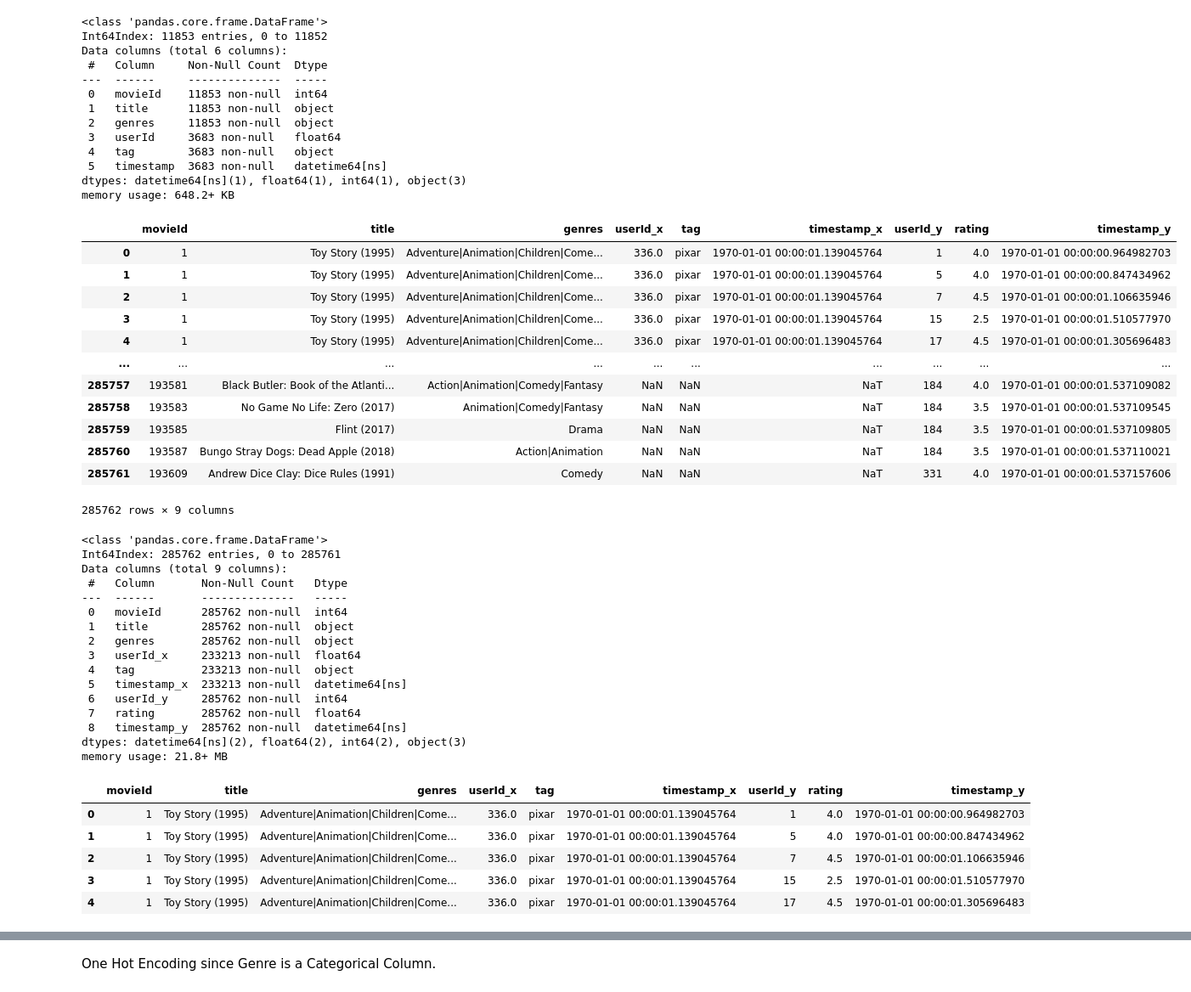
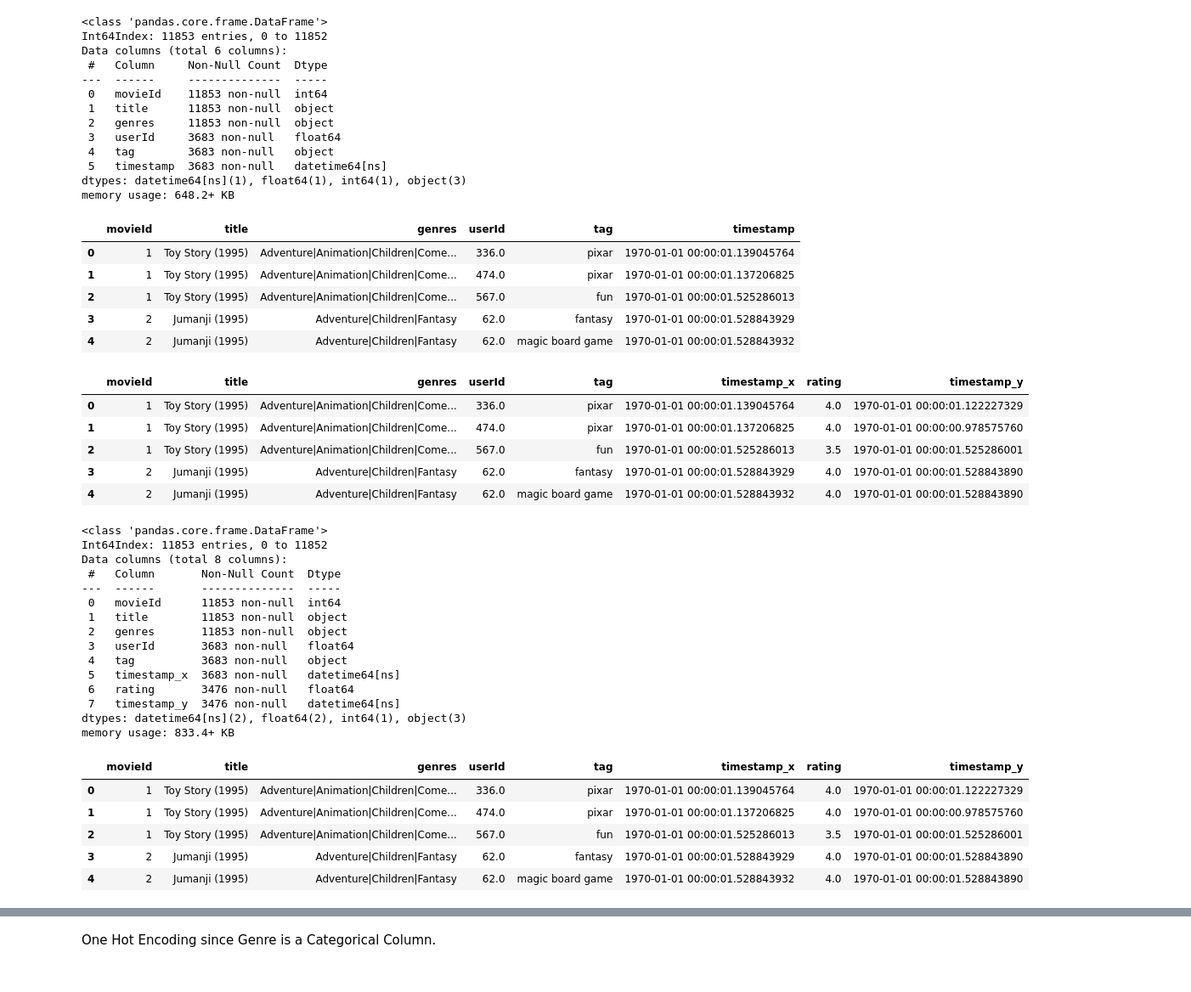
Before and after one commit to DaraNadine/Project_4_RecSystems, a Jupyter notebook: Main Notebook.ipynb, the cells around one changed output, grey strips where cells are left out. Shown at 85% size. Cells and saved outputs as stored; diff of their text form; code cells hidden in the pictures.

```diff
--- a/Main Notebook.ipynb
+++ b/Main Notebook.ipynb
@@ -134,53 +134,54 @@ Data columns (total 6 columns):
  5   timestamp  3683 non-null   datetime64[ns]
 dtypes: datetime64[ns](1), float64(1), int64(1), object(3)
 memory usage: 648.2+ KB
+# %%
+movie_combo.head()
+# %% [output]
+|  | movieId | title | genres | userId | tag | timestamp |
+| 0 | 1 | Toy Story (1995) | Adventure|Animation|Children|Come... | 336.0 | pixar | 1970-01-01 00:00:01.139045764 |
+| 1 | 1 | Toy Story (1995) | Adventure|Animation|Children|Come... | 474.0 | pixar | 1970-01-01 00:00:01.137206825 |
+| 2 | 1 | Toy Story (1995) | Adventure|Animation|Children|Come... | 567.0 | fun | 1970-01-01 00:00:01.525286013 |
+| 3 | 2 | Jumanji (1995) | Adventure|Children|Fantasy | 62.0 | fantasy | 1970-01-01 00:00:01.528843929 |
+| 4 | 2 | Jumanji (1995) | Adventure|Children|Fantasy | 62.0 | magic board game | 1970-01-01 00:00:01.528843932 |
 # %%
-#adding ratings column to dataset
-new_df = movie_combo.merge(df_ratings, how='inner', on = 'movieId')
+# Merge movies_ratings with tags.csv
+new_df = movie_combo.merge(df_ratings, how='left', on = ['movieId', 'userId'] )
 new_df.drop_duplicates(inplace=True)
-new_df
+new_df.head()
 # %% [output]
-|  | movieId | title | genres | userId_x | tag | timestamp_x | userId_y | rating | timestamp_y |
-| 0 | 1 | Toy Story (1995) | Adventure|Animation|Children|Come... | 336.0 | pixar | 1970-01-01 00:00:01.139045764 | 1 | 4.0 | 1970-01-01 00:00:00.964982703 |
-| 1 | 1 | Toy Story (1995) | Adventure|Animation|Children|Come... | 336.0 | pixar | 1970-01-01 00:00:01.139045764 | 5 | 4.0 | 1970-01-01 00:00:00.847434962 |
-| 2 | 1 | Toy Story (1995) | Adventure|Animation|Children|Come... | 336.0 | pixar | 1970-01-01 00:00:01.139045764 | 7 | 4.5 | 1970-01-01 00:00:01.106635946 |
-| 3 | 1 | Toy Story (1995) | Adventure|Animation|Children|Come... | 336.0 | pixar | 1970-01-01 00:00:01.139045764 | 15 | 2.5 | 1970-01-01 00:00:01.510577970 |
-| 4 | 1 | Toy Story (1995) | Adventure|Animation|Children|Come... | 336.0 | pixar | 1970-01-01 00:00:01.139045764 | 17 | 4.5 | 1970-01-01 00:00:01.305696483 |
-| ... | ... | ... | ... | ... | ... | ... | ... | ... | ... |
-| 285757 | 193581 | Black Butler: Book of the Atlanti... | Action|Animation|Comedy|Fantasy | NaN | NaN | NaT | 184 | 4.0 | 1970-01-01 00:00:01.537109082 |
-| 285758 | 193583 | No Game No Life: Zero (2017) | Animation|Comedy|Fantasy | NaN | NaN | NaT | 184 | 3.5 | 1970-01-01 00:00:01.537109545 |
-| 285759 | 193585 | Flint (2017) | Drama | NaN | NaN | NaT | 184 | 3.5 | 1970-01-01 00:00:01.537109805 |
-| 285760 | 193587 | Bungo Stray Dogs: Dead Apple (2018) | Action|Animation | NaN | NaN | NaT | 184 | 3.5 | 1970-01-01 00:00:01.537110021 |
-| 285761 | 193609 | Andrew Dice Clay: Dice Rules (1991) | Comedy | NaN | NaN | NaT | 331 | 4.0 | 1970-01-01 00:00:01.537157606 |
+|  | movieId | title | genres | userId | tag | timestamp_x | rating | timestamp_y |
+| 0 | 1 | Toy Story (1995) | Adventure|Animation|Children|Come... | 336.0 | pixar | 1970-01-01 00:00:01.139045764 | 4.0 | 1970-01-01 00:00:01.122227329 |
+| 1 | 1 | Toy Story (1995) | Adventure|Animation|Children|Come... | 474.0 | pixar | 1970-01-01 00:00:01.137206825 | 4.0 | 1970-01-01 00:00:00.978575760 |
+| 2 | 1 | Toy Story (1995) | Adventure|Animation|Children|Come... | 567.0 | fun | 1970-01-01 00:00:01.525286013 | 3.5 | 1970-01-01 00:00:01.525286001 |
+| 3 | 2 | Jumanji (1995) | Adventure|Children|Fantasy | 62.0 | fantasy | 1970-01-01 00:00:01.528843929 | 4.0 | 1970-01-01 00:00:01.528843890 |
+| 4 | 2 | Jumanji (1995) | Adventure|Children|Fantasy | 62.0 | magic board game | 1970-01-01 00:00:01.528843932 | 4.0 | 1970-01-01 00:00:01.528843890 |
-285762 rows × 9 columns
 # %%
 new_df.info()
 # %% [output]
 <class 'pandas.core.frame.DataFrame'>
-Int64Index: 285762 entries, 0 to 285761
-Data columns (total 9 columns):
- #   Column       Non-Null Count   Dtype
----  ------       --------------   -----
- 0   movieId      285762 non-null  int64
- 1   title        285762 non-null  object
- 2   genres       285762 non-null  object
- 3   userId_x     233213 non-null  float64
- 4   tag          233213 non-null  object
- 5   timestamp_x  233213 non-null  datetime64[ns]
- 6   userId_y     285762 non-null  int64
- 7   rating       285762 non-null  float64
- 8   timestamp_y  285762 non-null  datetime64[ns]
-dtypes: datetime64[ns](2), float64(2), int64(2), object(3)
-memory usage: 21.8+ MB
+Int64Index: 11853 entries, 0 to 11852
+Data columns (total 8 columns):
+ #   Column       Non-Null Count  Dtype
+---  ------       --------------  -----
+ 0   movieId      11853 non-null  int64
+ 1   title        11853 non-null  object
+ 2   genres       11853 non-null  object
+ 3   userId       3683 non-null   float64
+ 4   tag          3683 non-null   object
+ 5   timestamp_x  3683 non-null   datetime64[ns]
+ 6   rating       3476 non-null   float64
+ 7   timestamp_y  3476 non-null   datetime64[ns]
+dtypes: datetime64[ns](2), float64(2), int64(1), object(3)
+memory usage: 833.4+ KB
 # %%
 new_df.head()
 # %% [output]
-|  | movieId | title | genres | userId_x | tag | timestamp_x | userId_y | rating | timestamp_y |
-| 0 | 1 | Toy Story (1995) | Adventure|Animation|Children|Come... | 336.0 | pixar | 1970-01-01 00:00:01.139045764 | 1 | 4.0 | 1970-01-01 00:00:00.964982703 |
-| 1 | 1 | Toy Story (1995) | Adventure|Animation|Children|Come... | 336.0 | pixar | 1970-01-01 00:00:01.139045764 | 5 | 4.0 | 1970-01-01 00:00:00.847434962 |
-| 2 | 1 | Toy Story (1995) | Adventure|Animation|Children|Come... | 336.0 | pixar | 1970-01-01 00:00:01.139045764 | 7 | 4.5 | 1970-01-01 00:00:01.106635946 |
-| 3 | 1 | Toy Story (1995) | Adventure|Animation|Children|Come... | 336.0 | pixar | 1970-01-01 00:00:01.139045764 | 15 | 2.5 | 1970-01-01 00:00:01.510577970 |
-| 4 | 1 | Toy Story (1995) | Adventure|Animation|Children|Come... | 336.0 | pixar | 1970-01-01 00:00:01.139045764 | 17 | 4.5 | 1970-01-01 00:00:01.305696483 |
+|  | movieId | title | genres | userId | tag | timestamp_x | rating | timestamp_y |
+| 0 | 1 | Toy Story (1995) | Adventure|Animation|Children|Come... | 336.0 | pixar | 1970-01-01 00:00:01.139045764 | 4.0 | 1970-01-01 00:00:01.122227329 |
+| 1 | 1 | Toy Story (1995) | Adventure|Animation|Children|Come... | 474.0 | pixar | 1970-01-01 00:00:01.137206825 | 4.0 | 1970-01-01 00:00:00.978575760 |
+| 2 | 1 | Toy Story (1995) | Adventure|Animation|Children|Come... | 567.0 | fun | 1970-01-01 00:00:01.525286013 | 3.5 | 1970-01-01 00:00:01.525286001 |
+| 3 | 2 | Jumanji (1995) | Adventure|Children|Fantasy | 62.0 | fantasy | 1970-01-01 00:00:01.528843929 | 4.0 | 1970-01-01 00:00:01.528843890 |
+| 4 | 2 | Jumanji (1995) | Adventure|Children|Fantasy | 62.0 | magic board game | 1970-01-01 00:00:01.528843932 | 4.0 | 1970-01-01 00:00:01.528843890 |
 # %%
 #dropping duplicate Movie entries
 new_df.drop_duplicates('movieId', inplace=True)
```
Also changed, not shown: parts of 5 cells of this notebook.
